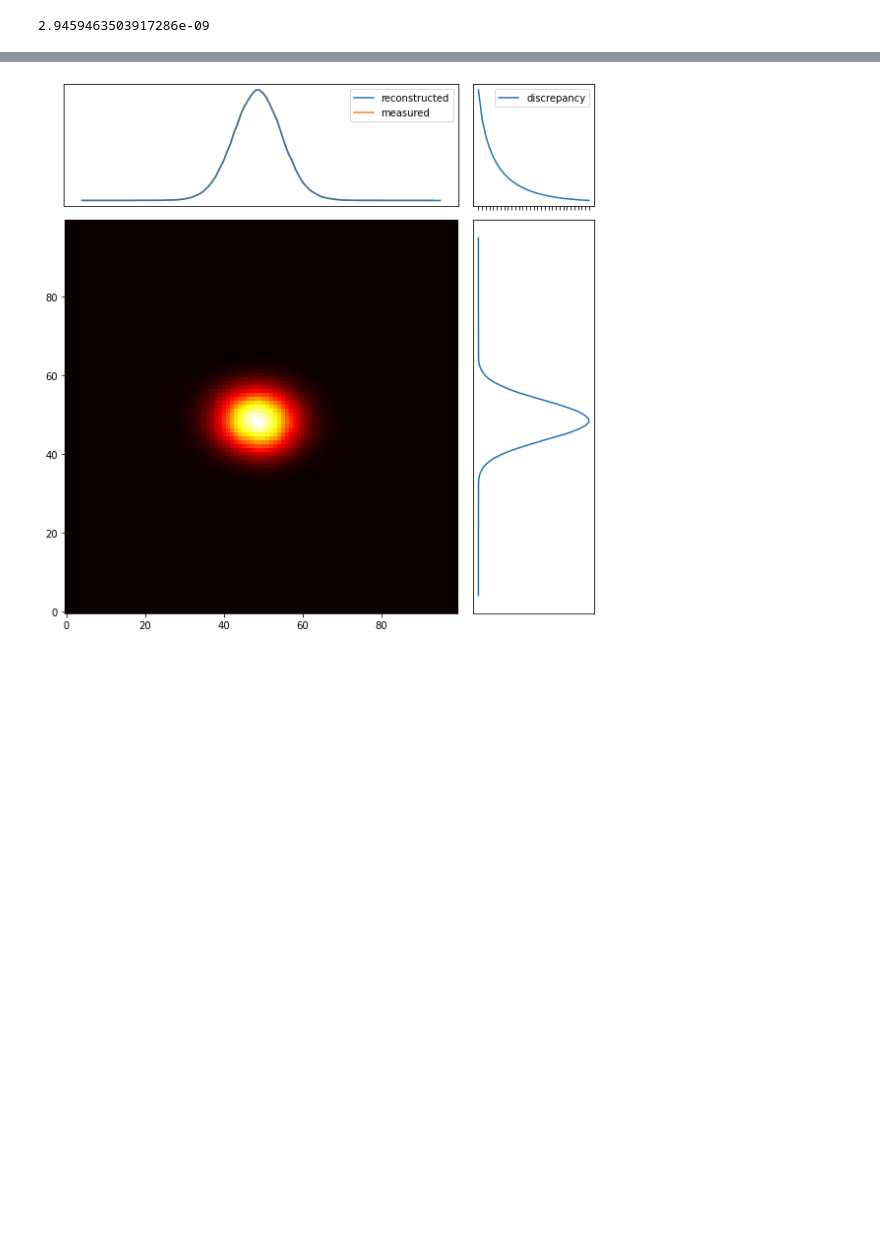
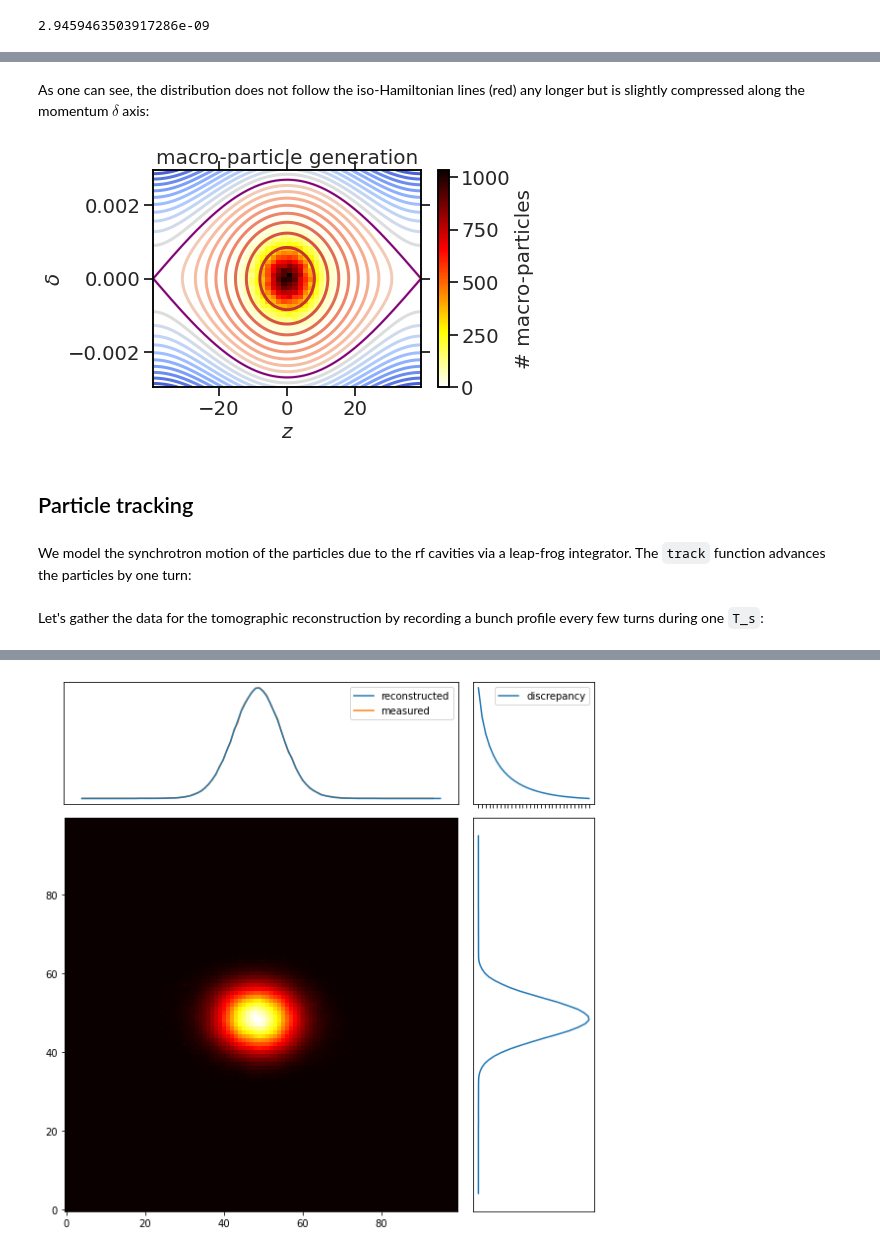
Before and after one commit to aoeftiger/TUDa-demo-lecture-tomo, a Jupyter notebook: acc-tomo.ipynb, the cells around one changed output, grey strips where cells are left out. Drawn from its saved outputs; the diff is of its cells as text; code cells hidden in the pictures; blank space fills up the shorter version.

```diff
--- a/acc-tomo.ipynb
+++ b/acc-tomo.ipynb
@@ -98,3 +125,13 @@ dtbin
+# %% [markdown]
+As one can see, the distribution does not follow the iso-Hamiltonian lines (red) any longer but is slightly compressed along the momentum $\delta$ axis:
+# %%
+plot_mp(z, dp, rfb);
+# %% [output]
+[figure, added]
+# %% [markdown]
+## Particle tracking
+# %% [markdown]
+We model the synchrotron motion of the particles due to the rf cavities via a leap-frog integrator. The `track` function advances the particles by one turn:
 # %%
 def track(z, dp):
     # half drift
@@ -111,3 +146,5 @@ dp *= 0.8
+# %% [markdown]
+Let's gather the data for the tomographic reconstruction by recording a bunch profile every few turns during one `T_s`:
 # %%
 record_every_nturns = 10
 # %%
```
Also changed, not shown: parts of 53 cells of this notebook.
